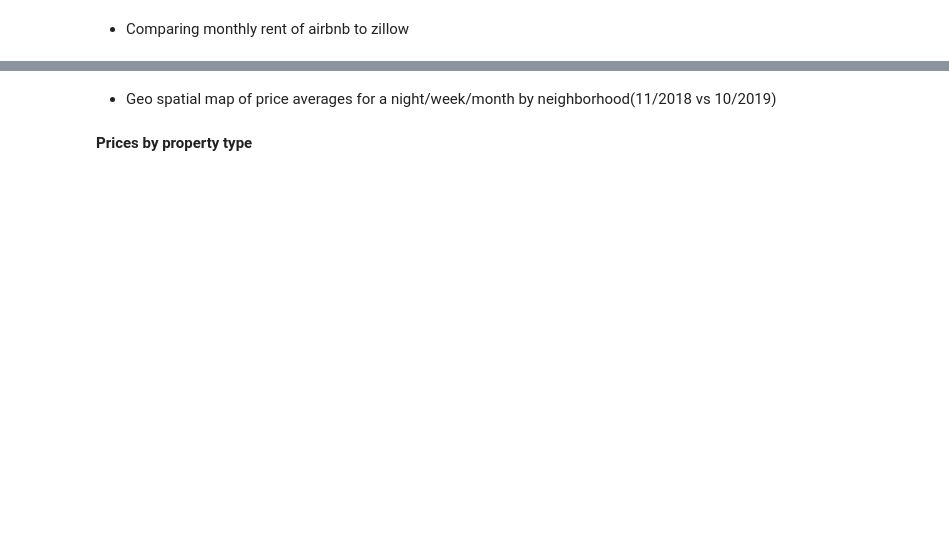
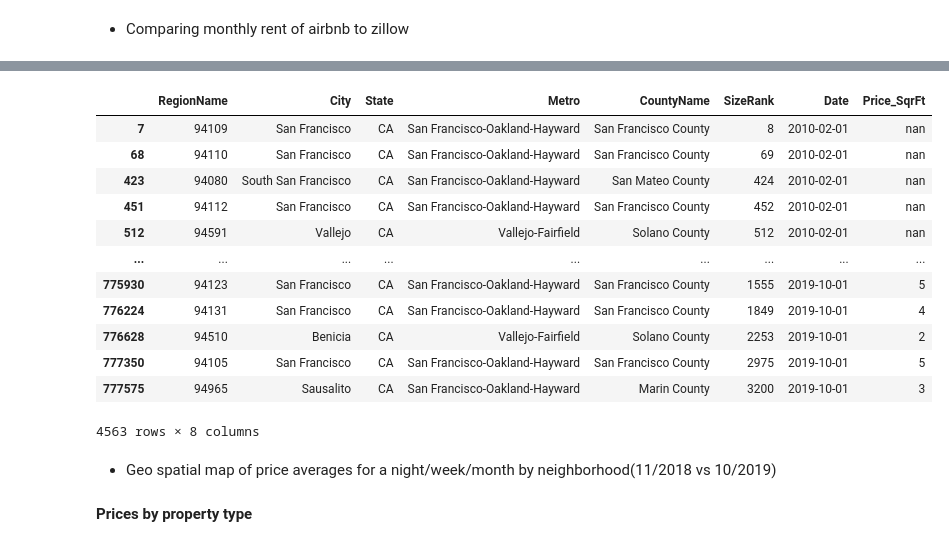
Before and after one commit to KishenSharma6/Airbnb-SF, a Jupyter notebook: Project Codes/03. Exploratory Data Analysis/12_27_2019_EDA.ipynb, the cells around one changed output, grey strips where cells are left out. Drawn from its saved outputs; the diff is of its cells as text; code cells hidden in the pictures; blank space fills up the shorter version.

```diff
--- a/Project Codes/03. Exploratory Data Analysis/12_27_2019_EDA.ipynb
+++ b/Project Codes/03. Exploratory Data Analysis/12_27_2019_EDA.ipynb
@@ -287,3 +288,19 @@ ax = unavailable.plot(x='month_year', y='listing_id', kind = 'line',#style='o-',
+# %%
+sf_zillow
+# %% [output]
+|  | RegionName | City | State | Metro | CountyName | SizeRank | Date | Price_SqrFt |
+| 7 | 94109 | San Francisco | CA | San Francisco-Oakland-Hayward | San Francisco County | 8 | 2010-02-01 | nan |
+| 68 | 94110 | San Francisco | CA | San Francisco-Oakland-Hayward | San Francisco County | 69 | 2010-02-01 | nan |
+| 423 | 94080 | South San Francisco | CA | San Francisco-Oakland-Hayward | San Mateo County | 424 | 2010-02-01 | nan |
+| 451 | 94112 | San Francisco | CA | San Francisco-Oakland-Hayward | San Francisco County | 452 | 2010-02-01 | nan |
+| 512 | 94591 | Vallejo | CA | Vallejo-Fairfield | Solano County | 512 | 2010-02-01 | nan |
+| ... | ... | ... | ... | ... | ... | ... | ... | ... |
+| 775930 | 94123 | San Francisco | CA | San Francisco-Oakland-Hayward | San Francisco County | 1555 | 2019-10-01 | 5 |
+| 776224 | 94131 | San Francisco | CA | San Francisco-Oakland-Hayward | San Francisco County | 1849 | 2019-10-01 | 4 |
+| 776628 | 94510 | Benicia | CA | Vallejo-Fairfield | Solano County | 2253 | 2019-10-01 | 2 |
+| 777350 | 94105 | San Francisco | CA | San Francisco-Oakland-Hayward | San Francisco County | 2975 | 2019-10-01 | 5 |
+| 777575 | 94965 | Sausalito | CA | San Francisco-Oakland-Hayward | Marin County | 3200 | 2019-10-01 | 3 |
+4563 rows × 8 columns
 # %% [markdown]
 * Geo spatial map of price averages for a night/week/month by neighborhood(11/2018 vs 10/2019)
 # %% [markdown]
```
Also changed, not shown: parts of 11 cells of this notebook.
